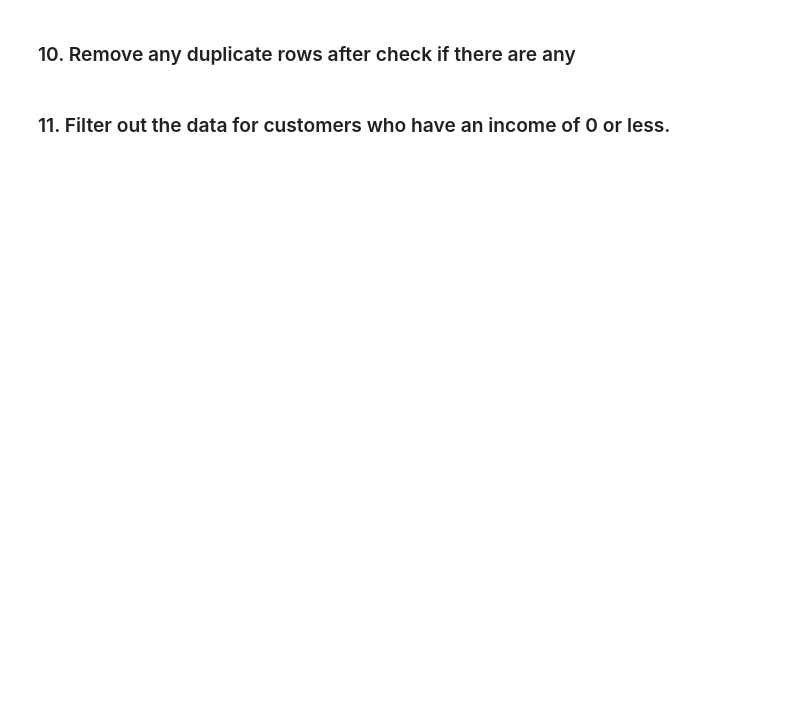
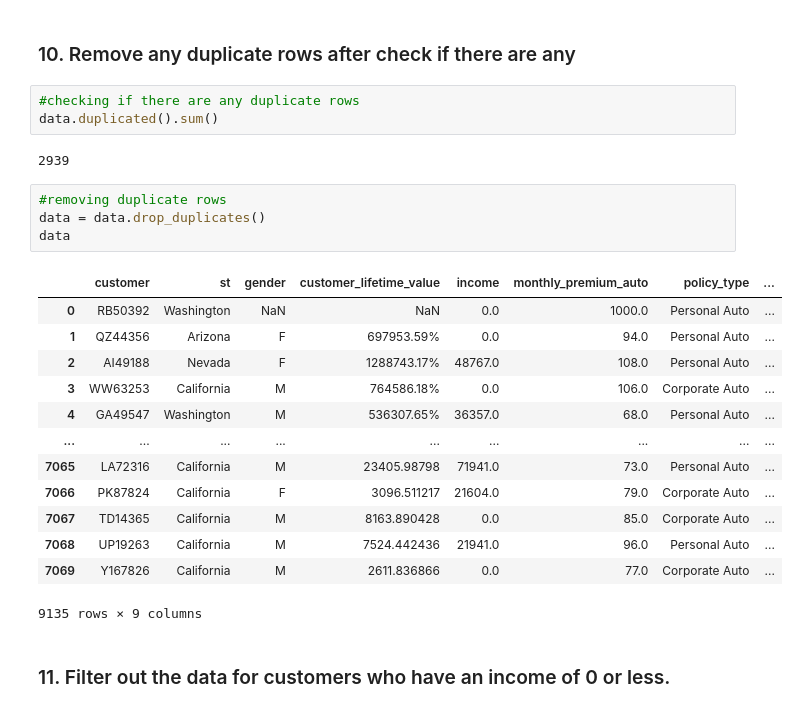
Before and after one commit to Ironhack-Data-0621-Remote/lab-intro-to-pandas, a Jupyter notebook: Solutions.ipynb, the cells around one changed output. Saved outputs shown, nothing was run; the diff lists cells and outputs as text; blank space fills up the shorter version.

```diff
--- a/Solutions.ipynb
+++ b/Solutions.ipynb
@@ -435,4 +498,27 @@ data
 # %% [markdown]
 ### 10. Remove any duplicate rows after check if there are any
+# %%
+#checking if there are any duplicate rows
+data.duplicated().sum()
+# %% [output]
+2939
+# %%
+#removing duplicate rows
+data = data.drop_duplicates()
+data
+# %% [output]
+|  | customer | st | gender | customer_lifetime_value | income | monthly_premium_auto | policy_type | ... |
+| 0 | RB50392 | Washington | NaN | NaN | 0.0 | 1000.0 | Personal Auto | ... |
+| 1 | QZ44356 | Arizona | F | 697953.59% | 0.0 | 94.0 | Personal Auto | ... |
+| 2 | AI49188 | Nevada | F | 1288743.17% | 48767.0 | 108.0 | Personal Auto | ... |
+| 3 | WW63253 | California | M | 764586.18% | 0.0 | 106.0 | Corporate Auto | ... |
+| 4 | GA49547 | Washington | M | 536307.65% | 36357.0 | 68.0 | Personal Auto | ... |
+| ... | ... | ... | ... | ... | ... | ... | ... | ... |
+| 7065 | LA72316 | California | M | 23405.98798 | 71941.0 | 73.0 | Personal Auto | ... |
+| 7066 | PK87824 | California | F | 3096.511217 | 21604.0 | 79.0 | Corporate Auto | ... |
+| 7067 | TD14365 | California | M | 8163.890428 | 0.0 | 85.0 | Corporate Auto | ... |
+| 7068 | UP19263 | California | M | 7524.442436 | 21941.0 | 96.0 | Personal Auto | ... |
+| 7069 | Y167826 | California | M | 2611.836866 | 0.0 | 77.0 | Corporate Auto | ... |
+9135 rows × 9 columns
 # %% [markdown]
 ### 11. Filter out the data for customers who have an income of 0 or less.
```
Also changed, not shown: parts of 16 cells of this notebook.
